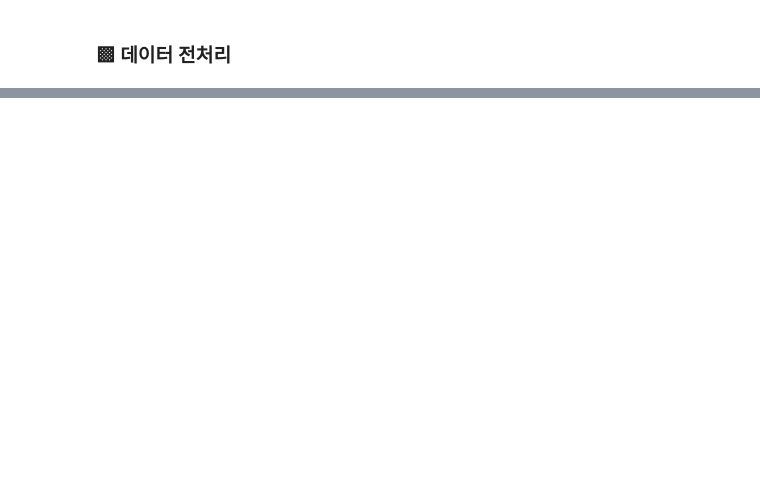
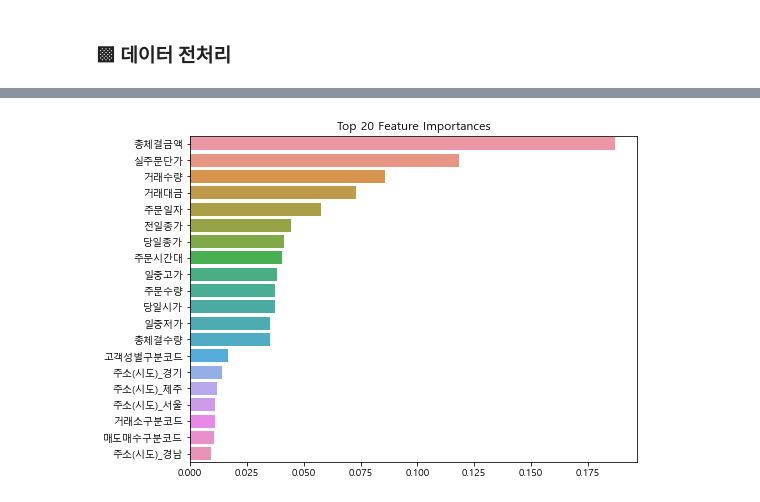
Before and after one commit to DataWilll/UiSeok, a Jupyter notebook: 동학개미운동의 주역은 MZ세대일까.ipynb, the cells around one changed output, grey strips where cells are left out. Drawn from its saved outputs; the diff is of its cells as text; code cells hidden in the pictures; blank space fills up the shorter version.

```diff
--- a/동학개미운동의 주역은 MZ세대일까.ipynb
+++ b/동학개미운동의 주역은 MZ세대일까.ipynb
@@ -209,0 +270,4 @@ Name: 총체결금액, dtype: float64
+# %%
+from sklearn.model_selection import train_test_split
+
+x_train, x_test, y_train, y_test = train_test_split(x, y, test_size=0.2)
@@ -209,0 +276,4 @@ Name: 총체결금액, dtype: float64
+# %%
+from sklearn.neighbors import KNeighborsClassifier
+
+knn = KNeighborsClassifier(n_neighbors=3)
@@ -209,0 +282,2 @@ Name: 총체결금액, dtype: float64
+# %%
+knn.fit(x_train, y_train)
@@ -209,0 +310,19 @@ Name: 총체결금액, dtype: float64
+# %%
+# 개선된 모델 생성
+from sklearn.tree import DecisionTreeClassifier
+
+dt = DecisionTreeClassifier()
+
+# 개선된 모델 훈련
+dt.fit(x_train, y_train)
+
+# 개선된 모델 평가
+pred = dt.predict(x_test)
+
+from sklearn import metrics
+knn_matrix = metrics.confusion_matrix(y_test, pred)
+print(knn_matrix)
+
+from sklearn import metrics
+model_report = metrics.classification_report(y_test, pred)
+print(model_report)
@@ -209,0 +343,15 @@ Name: 총체결금액, dtype: float64
+# %%
+import matplotlib.pyplot as plt
+import seaborn as sns
+%matplotlib inline
+
+ftr_importances_values = dt.feature_importances_
+ftr_importances = pd.Series(ftr_importances_values, index = x_train.columns)
+ftr_top20 = ftr_importances.sort_values(ascending=False)[:20]
+
+plt.figure(figsize=(8,6))
+plt.title('Top 20 Feature Importances')
+sns.barplot(x=ftr_top20, y=ftr_top20.index)
+plt.show()
+# %% [output]
+[figure, added]
```
Also changed, not shown: parts of 53 cells of this notebook.
